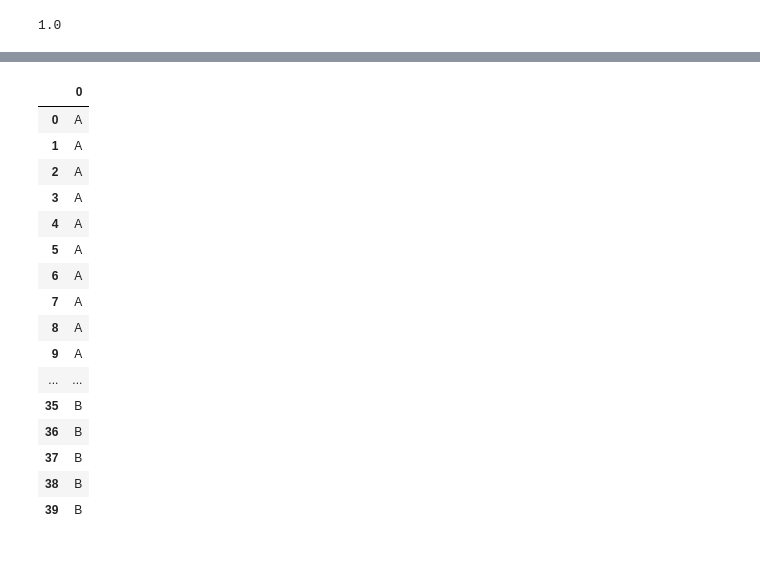
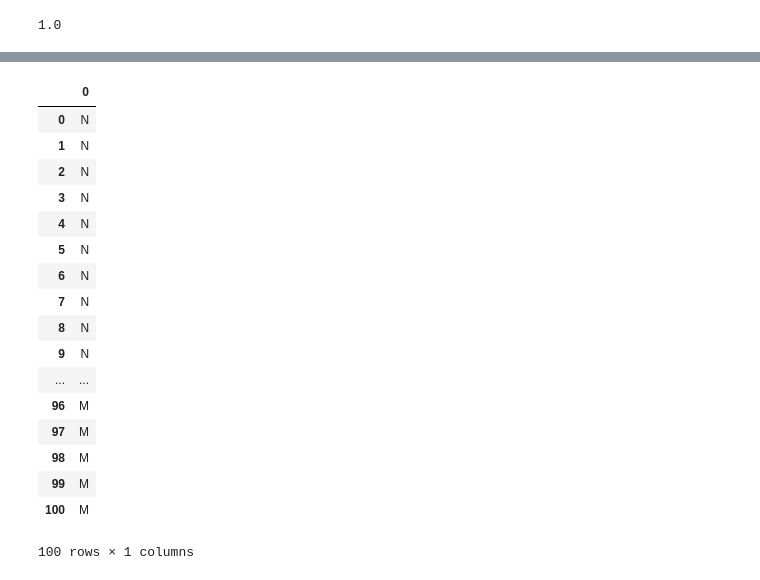
Before and after one commit to owenmedina/FingerSpell, a Jupyter notebook: SVM.ipynb, the cells around one changed output, grey strips where cells are left out. Cells and saved outputs as stored; diff of their text form; code cells hidden in the pictures.

```diff
--- a/SVM.ipynb
+++ b/SVM.ipynb
@@ -9,7 +9,8 @@ import seaborn as sns
 import matplotlib.pyplot as plt
 %matplotlib inline
 # %%
-df = pd.read_csv("featureSet.csv")
-df
+df = pd.read_csv("FeatureSet.csv")
+df = df[df.name != "name"]
+df.head(60)
 # %% [output]
 |  | name | SDx | SDy | SDz | SR | PFD_t | PFD_i | PFD_m | PFD_r | PFD_p | ... | ... |
@@ -53,0 +34,10 @@ labels.drop(columns=['Unnamed: 0'])
+# %%
+createLabels = pd.DataFrame(df,columns=['name'])
+createLabels.rename(columns={'name':'0'},inplace = True)
+for index,row in createLabels.iterrows():
+    createLabels.set_value(index,'0',row['0'][0])
+createLabels.to_csv("labelsForTestAndTrain.csv")
+createLabels.head(60)
+
+# labels = pd.read_csv("labelsOnly.csv")
+# labels.drop(columns=['Unnamed: 0'])
@@ -142,4 +190,6 @@ metrics.accuracy_score(y_pred,y_test)
 # %%
-dfTest = pd.read_csv("featureSetTest.csv")
+dfTest = pd.read_csv("FeatureSetTest.csv")
+dfTest = dfTest[dfTest.name != "name"]
+dfTest = dfTest.drop(columns='name')
 dfTest
 # %% [output]
@@ -164,28 +214,29 @@ dfTest
 # %%
-createLabels = pd.DataFrame(dfTest,columns=['name'])
-createLabels.rename(columns={'name':'0'},inplace = True)
-for index,row in createLabels.iterrows():
-    createLabels.set_value(index,'0',row['0'][0])
-createLabels.to_csv("testLabels.csv")
-createLabels
+labelsForTest = pd.DataFrame(dfTest,columns=['name'])
+labelsForTest.rename(columns={'name':'0'},inplace = True)
+for index,row in labelsForTest.iterrows():
+    labelsForTest.set_value(index,'0',row['0'][0])
+labelsForTest.to_csv("labelsForTest.csv")
+labelsForTest
 # %% [output]
 |  | 0 |
-| 0 | A |
-| 1 | A |
-| 2 | A |
-| 3 | A |
-| 4 | A |
-| 5 | A |
-| 6 | A |
-| 7 | A |
-| 8 | A |
-| 9 | A |
+| 0 | N |
+| 1 | N |
+| 2 | N |
+| 3 | N |
+| 4 | N |
+| 5 | N |
+| 6 | N |
+| 7 | N |
+| 8 | N |
+| 9 | N |
 | ... | ... |
-| 35 | B |
-| 36 | B |
-| 37 | B |
-| 38 | B |
-| 39 | B |
+| 96 | M |
+| 97 | M |
+| 98 | M |
+| 99 | M |
+| 100 | M |
+100 rows × 1 columns
 # %%
 dfTest_pred = svclassifier.predict(dfTest)
 dfTest_pred
```
Also changed, not shown: parts of 20 cells of this notebook, 7 other files.
